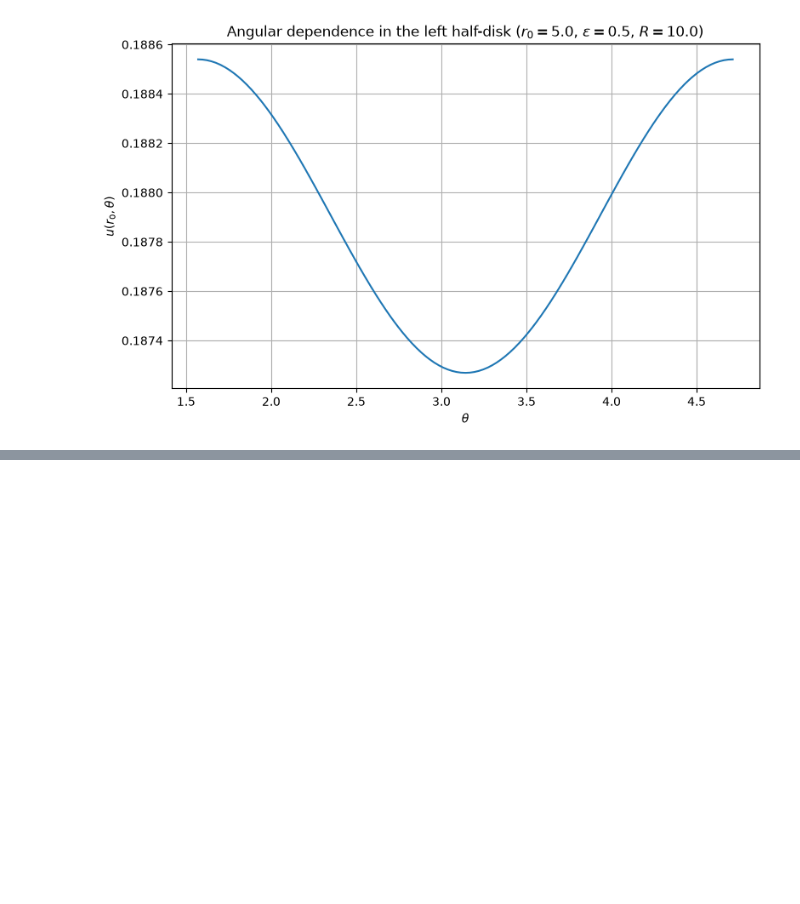
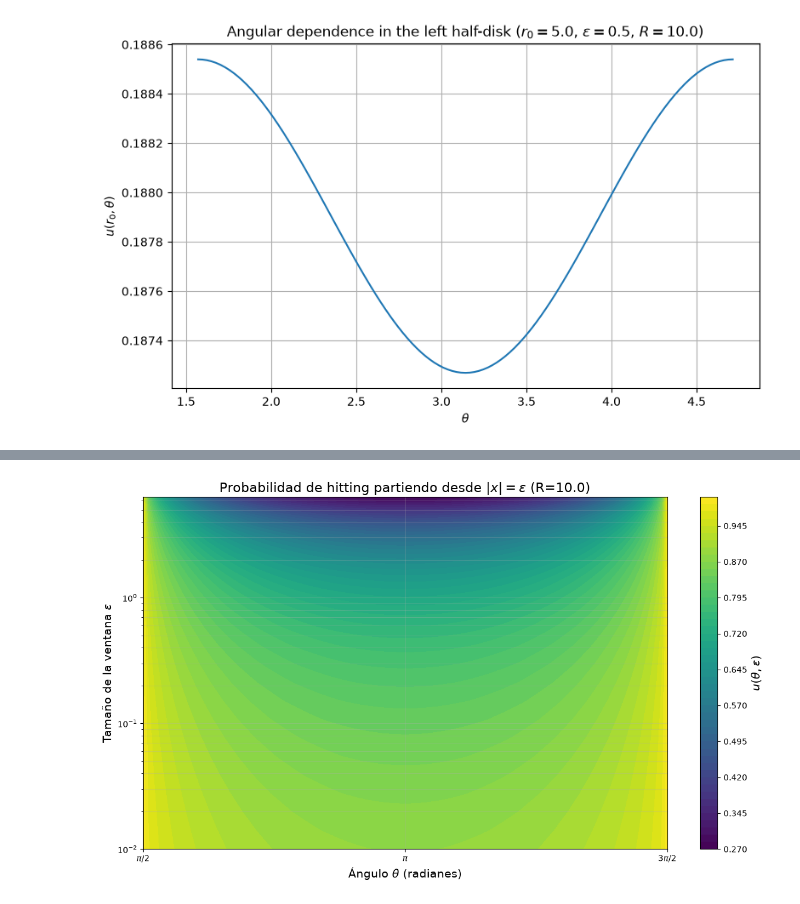
Before and after one commit to JuanCarlosPrieto/STAGE, a Jupyter notebook: notebooks/10_final_exploration_edp.ipynb, the cells around one changed output, grey strips where cells are left out. Saved outputs shown, nothing was run; the diff lists cells and outputs as text; code cells hidden in the pictures; blank space fills up the shorter version.

```diff
--- a/notebooks/10_final_exploration_edp.ipynb
+++ b/notebooks/10_final_exploration_edp.ipynb
@@ -646,3 +646,87 @@ u on outer arc    = 0.0
 [figure]
 [figure]
 [figure]
+# %%
+def plot_hitting_contour_vs_epsilon_and_angle(R, eps_range, N=25, n_angles=80):
+    """
+    Genera un mapa de contorno de la probabilidad de hitting u(theta, epsilon)
+    para puntos de inicio en la circunferencia |x| = epsilon.
+
+    Parámetros
+    ----------
+    R : float
+        Radio del círculo exterior.
+    eps_range : array_like
+        Lista de valores de epsilon a explorar (se recomienda escala logarítmica).
+    N : int
+        Número de paneles para discretizar la ventana (resolución del BIE).
+    n_angles : int
+        Número de ángulos en el semiplano izquierdo.
+    """
+    # Ángulos estrictamente en el interior del semiplano izquierdo (evitamos x1=0 exacto)
+    theta_min = np.pi / 2.0 + 1e-4
+    theta_max = 3.0 * np.pi / 2.0 - 1e-4
+    theta_range = np.linspace(theta_min, theta_max, n_angles)
+
+    # Matriz de resultados: filas = ángulos, columnas = epsilons
+    U = np.zeros((len(theta_range), len(eps_range)))
+
+    print(f"Calculando para {len(eps_range)} valores de epsilon...")
+    for j, eps in enumerate(eps_range):
+        print(f"  epsilon = {eps:.4f}...", end="", flush=True)
+        # 1. Resolvemos el problema integral UNA VEZ por cada epsilon
+        sol = solve_window_flux(N=N, epsilon=eps, R=R)
+
+        # 2. Evaluamos la probabilidad en todos los ángulos para este epsilon
+        for i, theta in enumerate(theta_range):
+            # Punto de inicio sobre la circunferencia de radio eps
+            x_start = np.array([eps * np.cos(theta), eps * np.sin(theta)])
+            # Como x1 < 0, la función de Green es regular
+            U[i, j] = hitting_probability(x_start, sol)
+        print(" ¡Listo!")
+
+    # --- Visualización ---
+    # Creamos la malla para el contour plot
+    Theta, Eps = np.meshgrid(theta_range, eps_range, indexing='ij')
+
+    plt.figure(figsize=(12, 7))
+
+    # Usamos contourf con muchos niveles para suavidad
+    contour = plt.contourf(Theta, Eps, U, levels=60, cmap='viridis')
+    cbar = plt.colorbar(contour)
+    cbar.set_label(r'$u(\theta, \varepsilon)$', fontsize=14)
+
+    # Configuración de ejes
+    plt.xlabel(r'Ángulo $\theta$ (radianes)', fontsize=14)
+    plt.ylabel(r'Tamaño de la ventana $\varepsilon$', fontsize=14)
+    plt.yscale('log')  # ¡Escala logarítmica para ver el comportamiento asintótico!
+
+    # Marcas en el eje X
+    plt.xticks(
+        [np.pi/2, np.pi, 3*np.pi/2],
+        [r'$\pi/2$', r'$\pi$', r'$3\pi/2$']
+    )
+
+    plt.title(
+        rf'Probabilidad de hitting partiendo desde $|x| = \varepsilon$ (R={R})',
+        fontsize=16
+    )
+    plt.grid(True, alpha=0.3, which='both')
+    plt.tight_layout()
+    plt.show()
+
+    return theta_range, eps_range, U
+
+# --- EJECUCIÓN EN TU NOTEBOOK ---
+if __name__ == "__main__":
+    R = 10.0
+    # Exploramos desde epsilon muy pequeño hasta casi R
+    eps_values = np.logspace(-2, 0.8, 20)  # 0.01 a ~6.3
+
+    theta, eps, U = plot_hitting_contour_vs_epsilon_and_angle(
+        R=R,
+        eps_range=eps_values,
+        N=25,          # Resolución del BIE (puedes aumentarlo a 30 si quieres más precisión)
+        n_angles=100
+    )
+# %% [output]
@@ -648,0 +750 @@ u on outer arc    = 0.0
+[figure, added]
```
Also changed, not shown: parts of 7 cells of this notebook.
